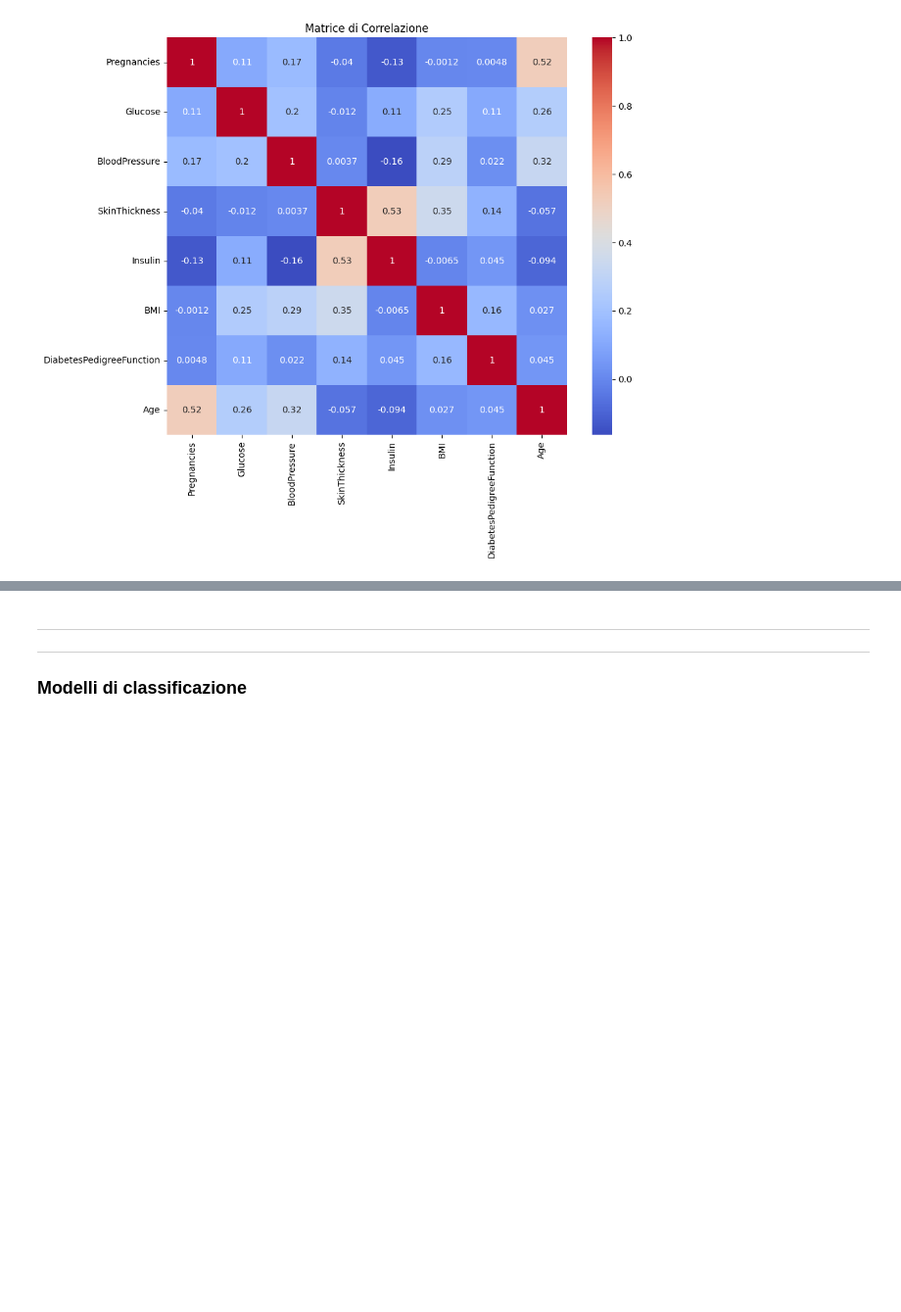
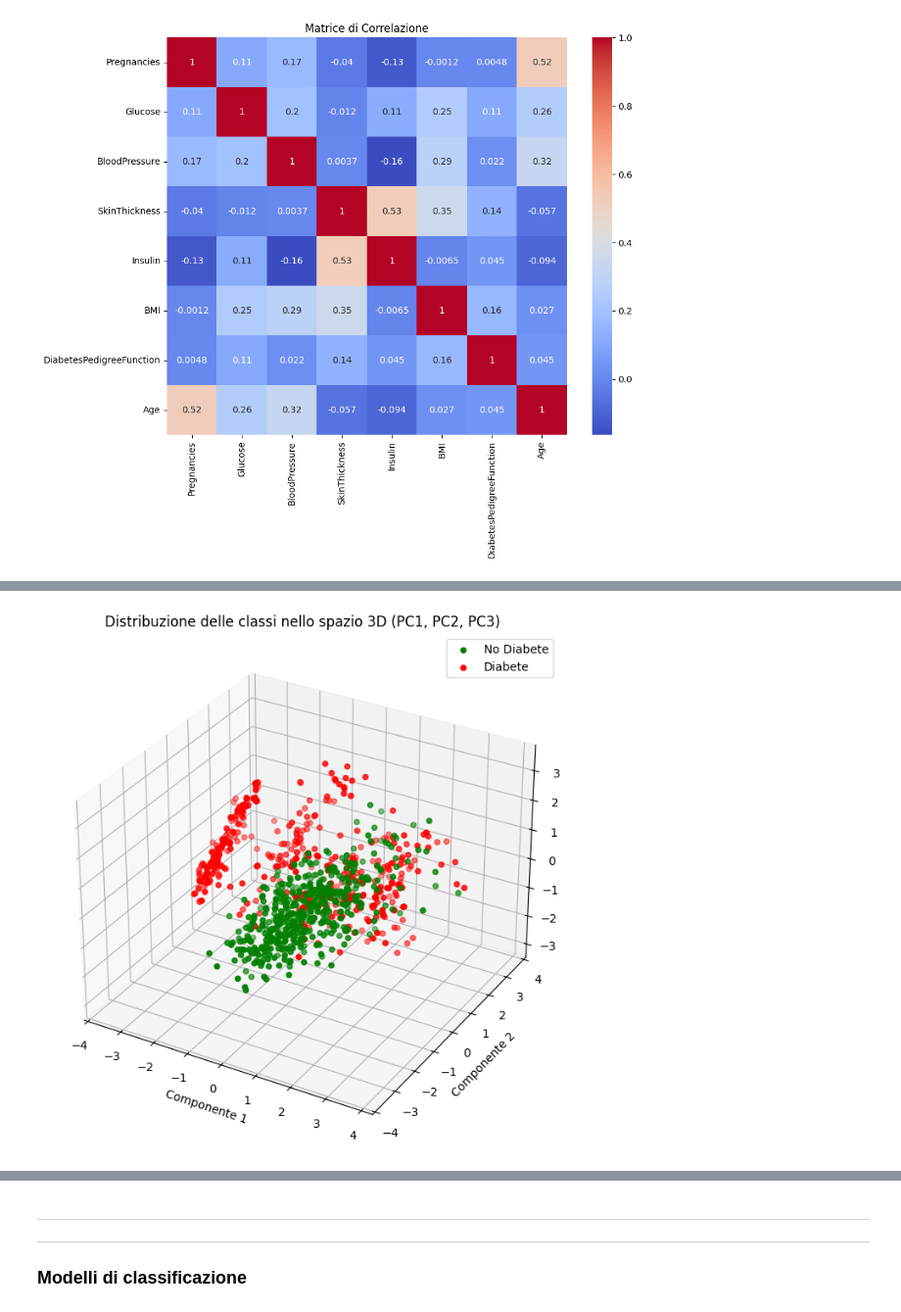
Before and after one commit to oleksandragolub/Progetto-Machine-Learning, a Jupyter notebook: progetto_machine_learning.ipynb, the cells around one changed output, grey strips where cells are left out. Shown at 98% size. Saved outputs shown, nothing was run; the diff lists cells and outputs as text; code cells hidden in the pictures; blank space fills up the shorter version.

```diff
--- a/progetto_machine_learning.ipynb
+++ b/progetto_machine_learning.ipynb
@@ -1023,0 +1187,24 @@ Osservazioni generali:
+# %%
+# Scatter plot 3D con PC1, PC2 e PC3
+fig = plt.figure(figsize=(10, 8))
+ax = fig.add_subplot(111, projection='3d')
+
+# Scatter plot per le classi
+for label in unique_labels:
+    mask = (y_resampled == label).values
+    ax.scatter(X_pca[mask, 0], X_pca[mask, 1], X_pca[mask, 2],  # PC1, PC2, PC3
+               color='green' if label == 0 else 'red',
+               label='No Diabete' if label == 0 else 'Diabete')
+
+# Etichette degli assi
+ax.set_xlabel('Componente 1')
+ax.set_ylabel('Componente 2')
+ax.set_zlabel('Componente 3')
+
+# Legenda
+ax.legend()
+
+plt.title("Distribuzione delle classi nello spazio 3D (PC1, PC2, PC3)")
+plt.show()
+# %% [output]
+[figure, added]
```
Also changed, not shown: parts of 36 cells of this notebook.
